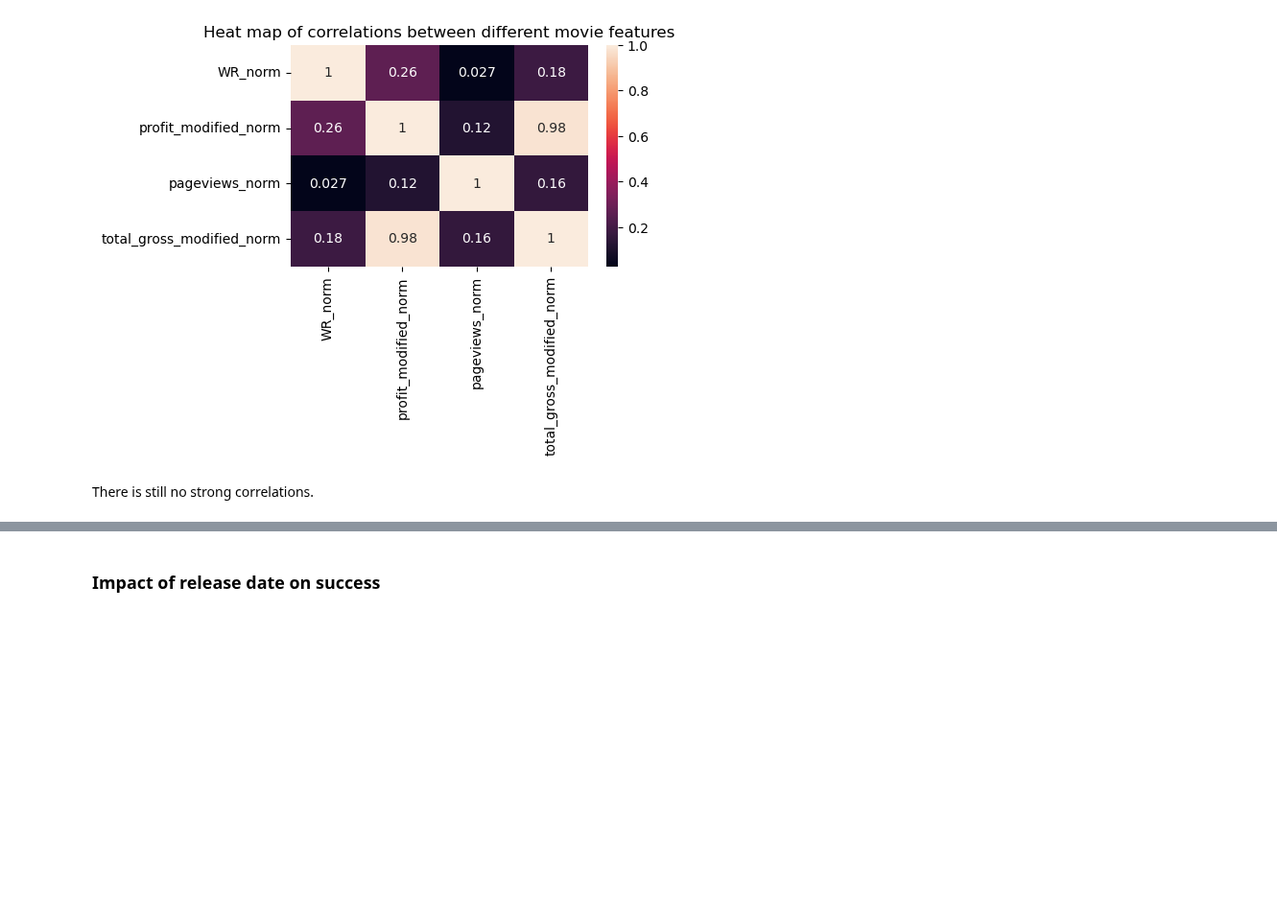
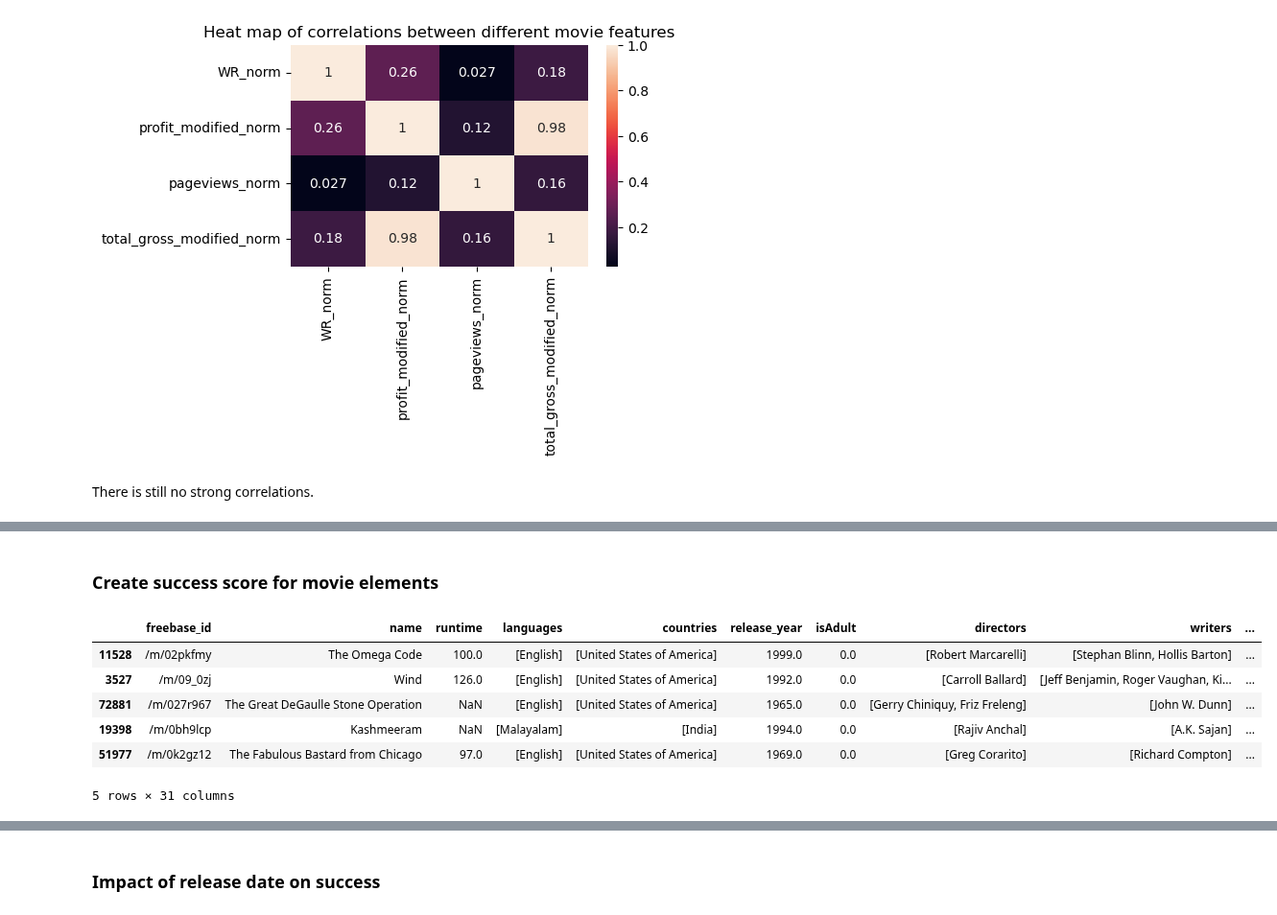
Before and after one commit to epfl-ada/ada-2022-project-theadaholics, a Jupyter notebook: main.ipynb, the cells around one changed output, grey strips where cells are left out. Shown at 96% size. Saved outputs shown, nothing was run; the diff lists cells and outputs as text; code cells hidden in the pictures; blank space fills up the shorter version.

Commit message:
Add score for movie elements

```diff
--- a/main.ipynb
+++ b/main.ipynb
@@ -1086,0 +1088,16 @@ df_all.sort_values(by='Score').head(3)
+# %% [markdown]
+### Create success score for movie elements
+# %%
+actors = characters.dropna(subset=['actor_name'], axis=0).groupby('freebase_movie_id')['actor_name'].apply(list).to_frame().reset_index()
+# %%
+df_all = pd.merge(df_all, actors, left_on='freebase_id', right_on='freebase_movie_id', how='left').drop(columns=['freebase_movie_id'])
+# %%
+df_all.sample(5)
+# %% [output]
+|  | freebase_id | name | runtime | languages | countries | release_year | isAdult | directors | writers | ... |
+| 11528 | /m/02pkfmy | The Omega Code | 100.0 | [English] | [United States of America] | 1999.0 | 0.0 | [Robert Marcarelli] | [Stephan Blinn, Hollis Barton] | ... |
+| 3527 | /m/09_0zj | Wind | 126.0 | [English] | [United States of America] | 1992.0 | 0.0 | [Carroll Ballard] | [Jeff Benjamin, Roger Vaughan, Ki... | ... |
+| 72881 | /m/027r967 | The Great DeGaulle Stone Operation | NaN | [English] | [United States of America] | 1965.0 | 0.0 | [Gerry Chiniquy, Friz Freleng] | [John W. Dunn] | ... |
+| 19398 | /m/0bh9lcp | Kashmeeram | NaN | [Malayalam] | [India] | 1994.0 | 0.0 | [Rajiv Anchal] | [A.K. Sajan] | ... |
+| 51977 | /m/0k2gz12 | The Fabulous Bastard from Chicago | 97.0 | [English] | [United States of America] | 1969.0 | 0.0 | [Greg Corarito] | [Richard Compton] | ... |
+5 rows × 31 columns
```
Also changed, not shown: parts of 11 cells of this notebook.
